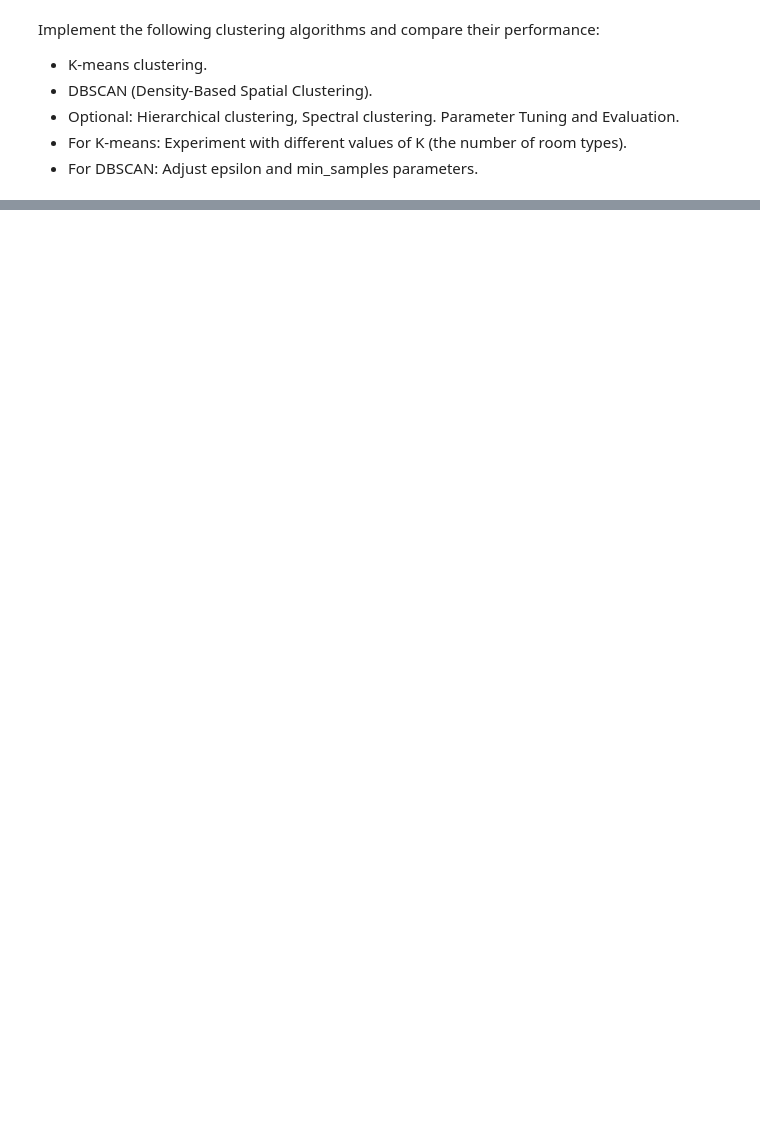
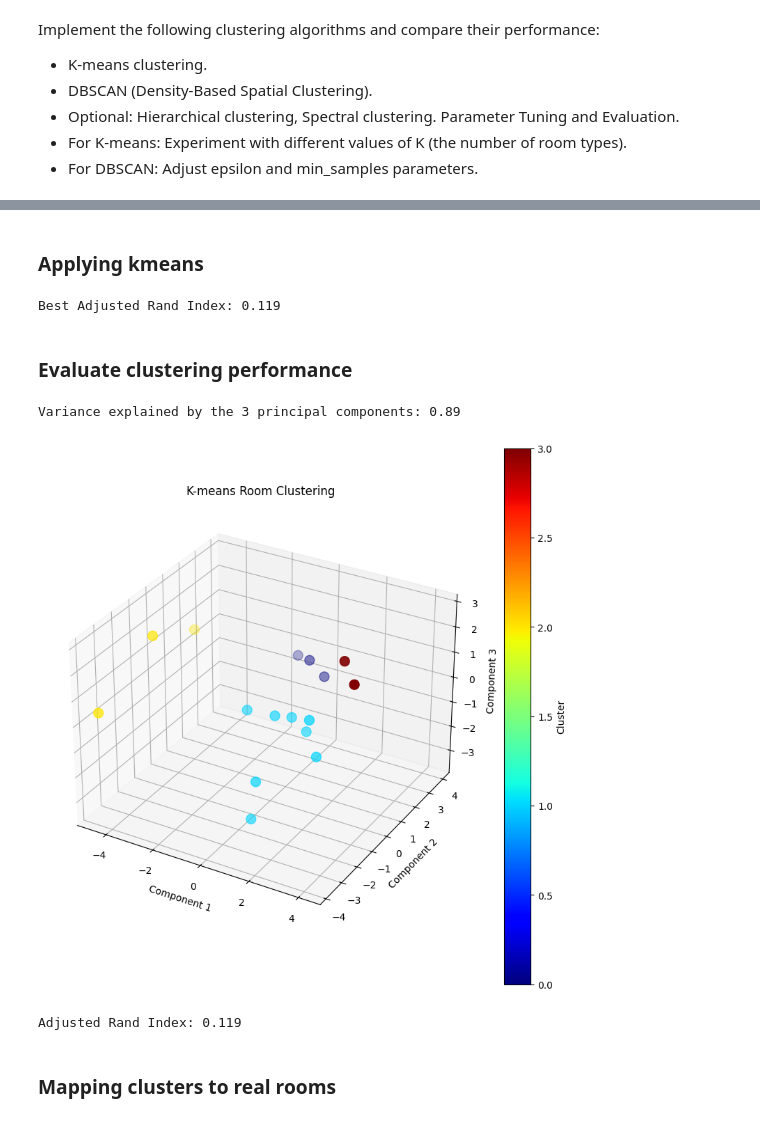
Before and after one commit to Santisoutoo/3year-assignment, a Jupyter notebook: task_2/TASK_2.ipynb, the cells around one changed output, grey strips where cells are left out. Cells and saved outputs as stored; diff of their text form; code cells hidden in the pictures; blank space fills up the shorter version.

Commit message:
added gitignore for ignoring clustered images, finalized kmeans

```diff
--- a/task_2/TASK_2.ipynb
+++ b/task_2/TASK_2.ipynb
@@ -420,0 +503,3 @@ types).
+# %%
+
+X, y, filenames = prepare_data_for_kmeans(features, rooms)
@@ -420,0 +508,76 @@ types).
+# %%
+from sklearn.preprocessing import StandardScaler
+scaler = StandardScaler()
+X_scaled = scaler.fit_transform(X)
+# %% [markdown]
+### Applying kmeans
+# %%
+# 4. Apply k-means with multiple initializations
+from sklearn.metrics import adjusted_rand_score
+
+
+best_ari = -1
+best_labels = None
+
+for i in range(10):
+    kmeans = KMeans(n_clusters=4, random_state=i, n_init=10)
+    labels = kmeans.fit_predict(X_scaled)
+
+    ari = adjusted_rand_score(y, labels)
+    if ari > best_ari:
+        best_ari = ari
+        best_labels = labels
+
+print(f'Best Adjusted Rand Index: {best_ari:.3f}')
+cluster_labels = best_labels
+# %% [output]
+Best Adjusted Rand Index: 0.119
+# %% [markdown]
+### Evaluate clustering performance
+# %%
+def plot_data_3D(data, labels, title=None):
+    """
+    Visualize data in 3D using PCA to reduce dimensionality if necessary
+    """
+    from sklearn.decomposition import PCA
+
+    # If we have more than 3 dimensions, use PCA to reduce to 3D
+    if data.shape[1] > 3:
+        pca = PCA(n_components=3)
+        X_plot = pca.fit_transform(data)
+        print(f"Variance explained by the 3 principal components: {sum(pca.explained_variance_ratio_):.2f}")
+    else:
+        X_plot = data
+
+    fig = plt.figure(figsize=(10, 10))
+    ax = fig.add_subplot(111, projection="3d")
+
+    # Plot points with colors depending on their cluster
+    scatter = ax.scatter(X_plot[:, 0], X_plot[:, 1], X_plot[:, 2], c=labels, s=100, cmap='jet')
+
+    ax.set_xlabel("Component 1")
+    ax.set_ylabel("Component 2")
+    ax.set_zlabel("Component 3")
+
+    if title:
+        ax.set_title(title)
+
+    plt.colorbar(scatter, label='Cluster')
+    plt.show()
+# %%
+# Visualizar en 3D
+plot_data_3D(X_scaled, cluster_labels, title='K-means Room Clustering')
+# %% [output]
+Variance explained by the 3 principal components: 0.89
+[figure, added]
+# %%
+# Evaluar
+from sklearn.metrics import adjusted_rand_score
+
+
+ari = adjusted_rand_score(y, cluster_labels)
+print(f'Adjusted Rand Index: {ari:.3f}')
+# %% [output]
+Adjusted Rand Index: 0.119
+# %% [markdown]
+### Mapping clusters to real rooms
```
Also changed, not shown: parts of 12 cells of this notebook, 1 other file.
